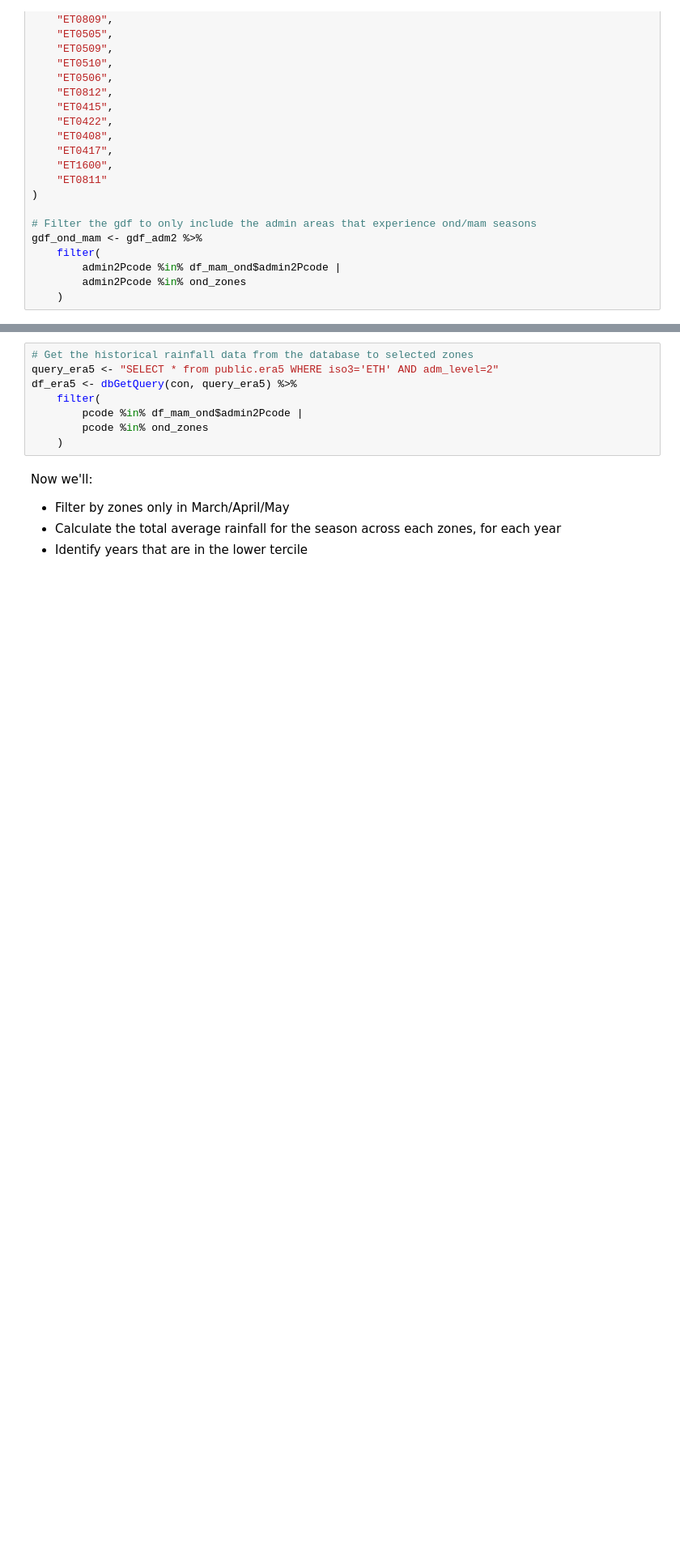
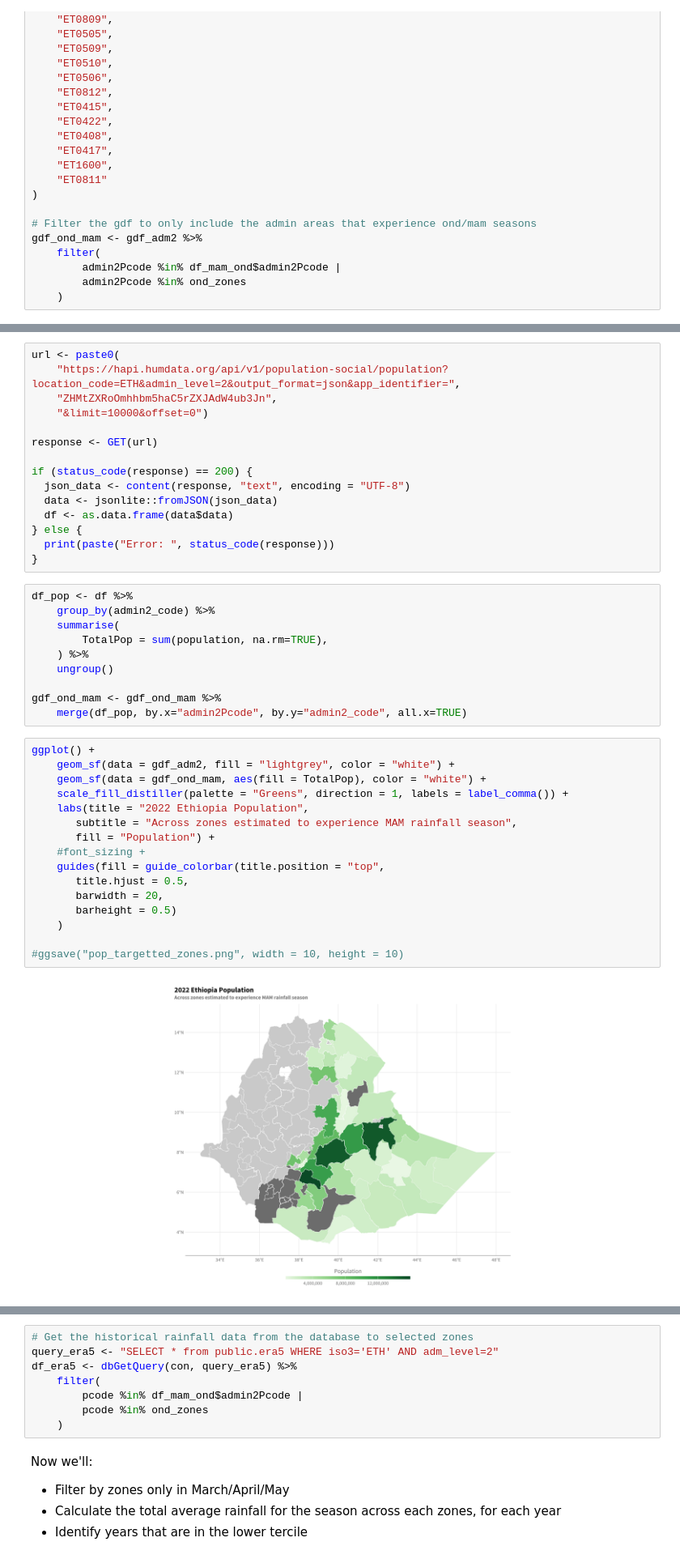
Before and after one commit to OCHA-DAP/ds-aa-eth-drought, a Jupyter notebook: analysis/03_0_pin_analysis.ipynb, the cells around one changed output, grey strips where cells are left out. Shown at 81% size. Saved outputs shown, nothing was run; the diff lists cells and outputs as text; blank space fills up the shorter version.

```diff
--- a/analysis/03_0_pin_analysis.ipynb
+++ b/analysis/03_0_pin_analysis.ipynb
@@ -172 +197,44 @@ ggsave("pin_targetted_zones.png", width = 30, height = 30, units = "cm")
+# %%
+url <- paste0(
+    "https://hapi.humdata.org/api/v1/population-social/population?location_code=ETH&admin_level=2&output_format=json&app_identifier=",
+    "ZHMtZXRoOmhhbm5haC5rZXJAdW4ub3Jn",
+    "&limit=10000&offset=0")
+
+response <- GET(url)
+
+if (status_code(response) == 200) {
+  json_data <- content(response, "text", encoding = "UTF-8")
+  data <- jsonlite::fromJSON(json_data)
+  df <- as.data.frame(data$data)
+} else {
+  print(paste("Error: ", status_code(response)))
+}
+# %%
+df_pop <- df %>%
+    group_by(admin2_code) %>%
+    summarise(
+        TotalPop = sum(population, na.rm=TRUE),
+    ) %>%
+    ungroup()
+
+gdf_ond_mam <- gdf_ond_mam %>%
+    merge(df_pop, by.x="admin2Pcode", by.y="admin2_code", all.x=TRUE)
+# %%
+ggplot() +
+    geom_sf(data = gdf_adm2, fill = "lightgrey", color = "white") +
+    geom_sf(data = gdf_ond_mam, aes(fill = TotalPop), color = "white") +
+    scale_fill_distiller(palette = "Greens", direction = 1, labels = label_comma()) +
+    labs(title = "2022 Ethiopia Population",
+       subtitle = "Across zones estimated to experience MAM rainfall season",
+       fill = "Population") +
+    #font_sizing +
+    guides(fill = guide_colorbar(title.position = "top",
+       title.hjust = 0.5,
+       barwidth = 20,
+       barheight = 0.5)
+    )
+
+#ggsave("pop_targetted_zones.png", width = 10, height = 10)
+# %% [output]
+[figure, added]
 # %% [markdown]
```
Also changed, not shown: parts of 30 cells of this notebook.
